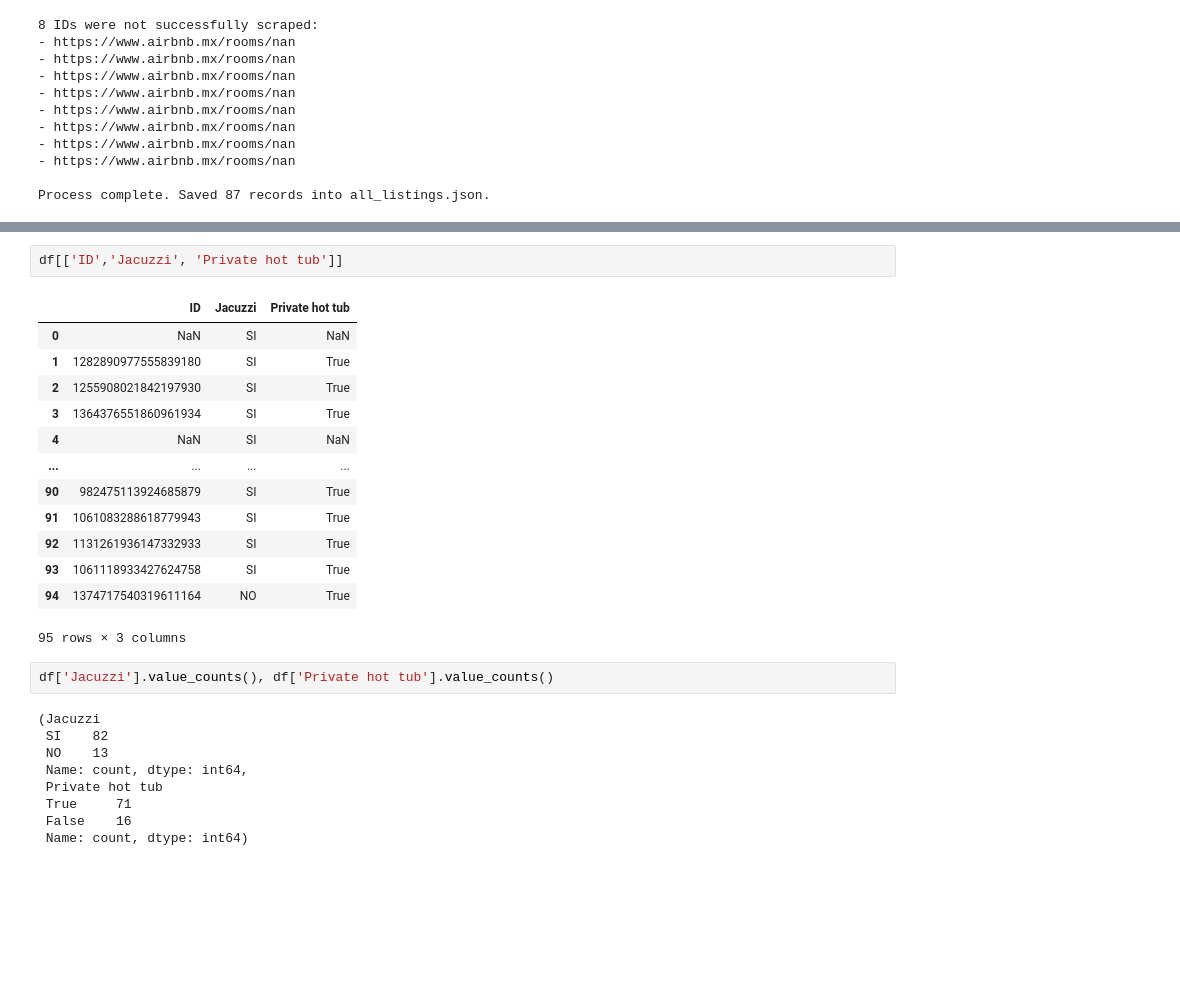
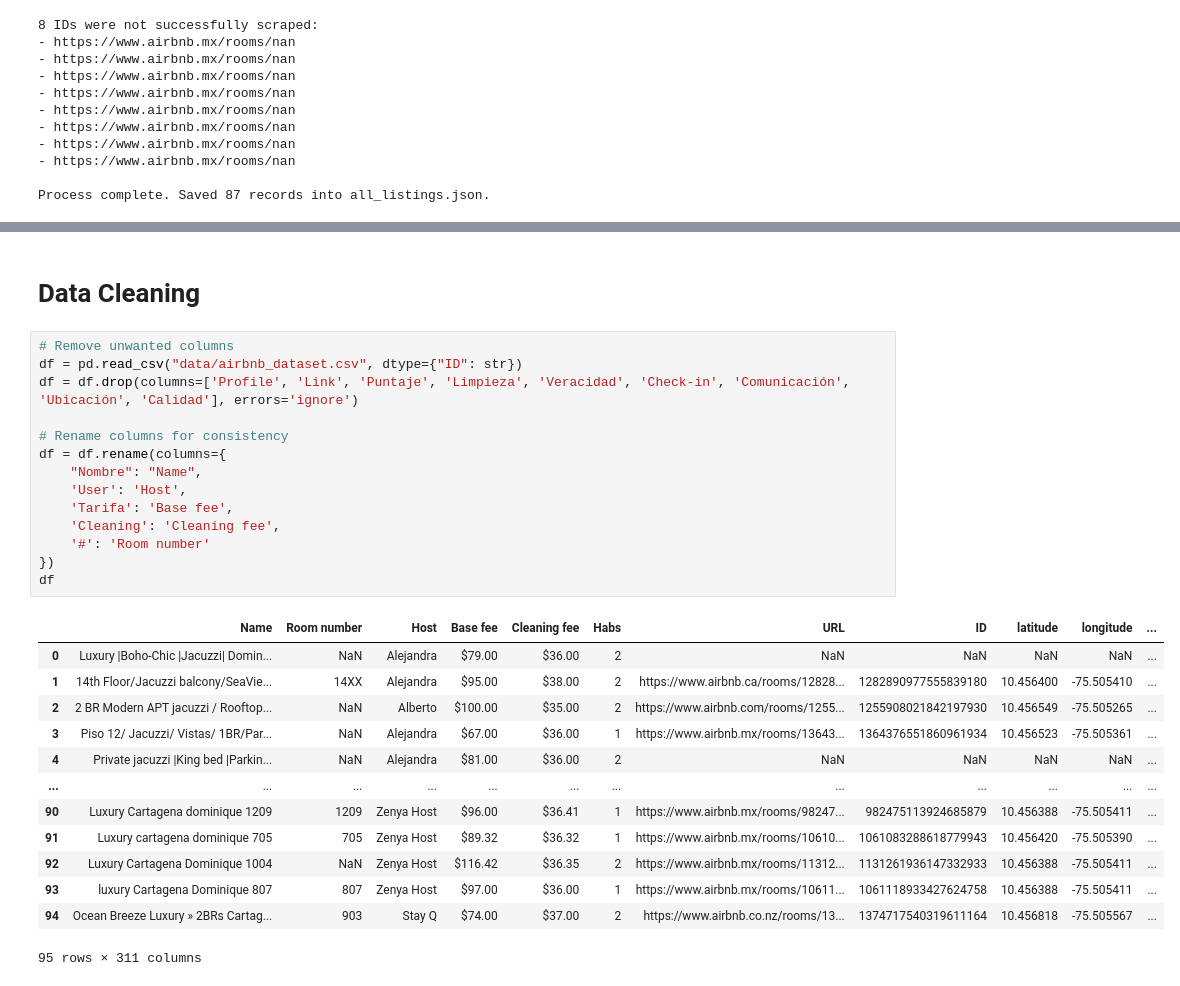
Before and after one commit to bacaSantiago/Time-series-TDA-, a Jupyter notebook: web_scrapping.ipynb, the cells around one changed output, grey strips where cells are left out. Saved outputs shown, nothing was run; the diff lists cells and outputs as text; blank space fills up the shorter version.

```diff
--- a/web_scrapping.ipynb
+++ b/web_scrapping.ipynb
@@ -276,27 +298,30 @@ df
-# %%
-df[['ID','Jacuzzi', 'Private hot tub']]
-# %% [output]
-|  | ID | Jacuzzi | Private hot tub |
-| 0 | NaN | SI | NaN |
-| 1 | 1282890977555839180 | SI | True |
-| 2 | 1255908021842197930 | SI | True |
-| 3 | 1364376551860961934 | SI | True |
-| 4 | NaN | SI | NaN |
-| ... | ... | ... | ... |
-| 90 | 982475113924685879 | SI | True |
-| 91 | 1061083288618779943 | SI | True |
-| 92 | 1131261936147332933 | SI | True |
-| 93 | 1061118933427624758 | SI | True |
-| 94 | 1374717540319611164 | NO | True |
-95 rows × 3 columns
-# %%
-df['Jacuzzi'].value_counts(), df['Private hot tub'].value_counts()
-# %% [output]
-(Jacuzzi
- SI    82
- NO    13
- Name: count, dtype: int64,
- Private hot tub
- True     71
- False    16
- Name: count, dtype: int64)
+# %% [markdown]
+# Data Cleaning
+# %%
+# Remove unwanted columns
+df = pd.read_csv("data/airbnb_dataset.csv", dtype={"ID": str})
+df = df.drop(columns=['Profile', 'Link', 'Puntaje', 'Limpieza', 'Veracidad', 'Check-in', 'Comunicación', 'Ubicación', 'Calidad'], errors='ignore')
+
+# Rename columns for consistency
+df = df.rename(columns={
+    "Nombre": "Name",
+    'User': 'Host',
+    'Tarifa': 'Base fee',
+    'Cleaning': 'Cleaning fee',
+    '#': 'Room number'
+})
+df
+# %% [output]
+|  | Name | Room number | Host | Base fee | Cleaning fee | Habs | URL | ID | latitude | longitude | ... |
+| 0 | Luxury |Boho-Chic |Jacuzzi| Domin... | NaN | Alejandra | $79.00 | $36.00 | 2 | NaN | NaN | NaN | NaN | ... |
+| 1 | 14th Floor/Jacuzzi balcony/SeaVie... | 14XX | Alejandra | $95.00 | $38.00 | 2 | https://www.airbnb.ca/rooms/12828... | 1282890977555839180 | 10.456400 | -75.505410 | ... |
+| 2 | 2 BR Modern APT jacuzzi / Rooftop... | NaN | Alberto | $100.00 | $35.00 | 2 | https://www.airbnb.com/rooms/1255... | 1255908021842197930 | 10.456549 | -75.505265 | ... |
+| 3 | Piso 12/ Jacuzzi/ Vistas/ 1BR/Par... | NaN | Alejandra | $67.00 | $36.00 | 1 | https://www.airbnb.mx/rooms/13643... | 1364376551860961934 | 10.456523 | -75.505361 | ... |
+| 4 | Private jacuzzi |King bed |Parkin... | NaN | Alejandra | $81.00 | $36.00 | 2 | NaN | NaN | NaN | NaN | ... |
+| ... | ... | ... | ... | ... | ... | ... | ... | ... | ... | ... | ... |
+| 90 | Luxury Cartagena dominique 1209 | 1209 | Zenya Host | $96.00 | $36.41 | 1 | https://www.airbnb.mx/rooms/98247... | 982475113924685879 | 10.456388 | -75.505411 | ... |
+| 91 | Luxury cartagena dominique 705 | 705 | Zenya Host | $89.32 | $36.32 | 1 | https://www.airbnb.mx/rooms/10610... | 1061083288618779943 | 10.456420 | -75.505390 | ... |
+| 92 | Luxury Cartagena Dominique 1004 | NaN | Zenya Host | $116.42 | $36.35 | 2 | https://www.airbnb.mx/rooms/11312... | 1131261936147332933 | 10.456388 | -75.505411 | ... |
+| 93 | luxury Cartagena Dominique 807 | 807 | Zenya Host | $97.00 | $36.00 | 1 | https://www.airbnb.mx/rooms/10611... | 1061118933427624758 | 10.456388 | -75.505411 | ... |
+| 94 | Ocean Breeze Luxury » 2BRs Cartag... | 903 | Stay Q | $74.00 | $37.00 | 2 | https://www.airbnb.co.nz/rooms/13... | 1374717540319611164 | 10.456818 | -75.505567 | ... |
+95 rows × 311 columns
```
Also changed, not shown: parts of 10 cells of this notebook, 3 other files.
